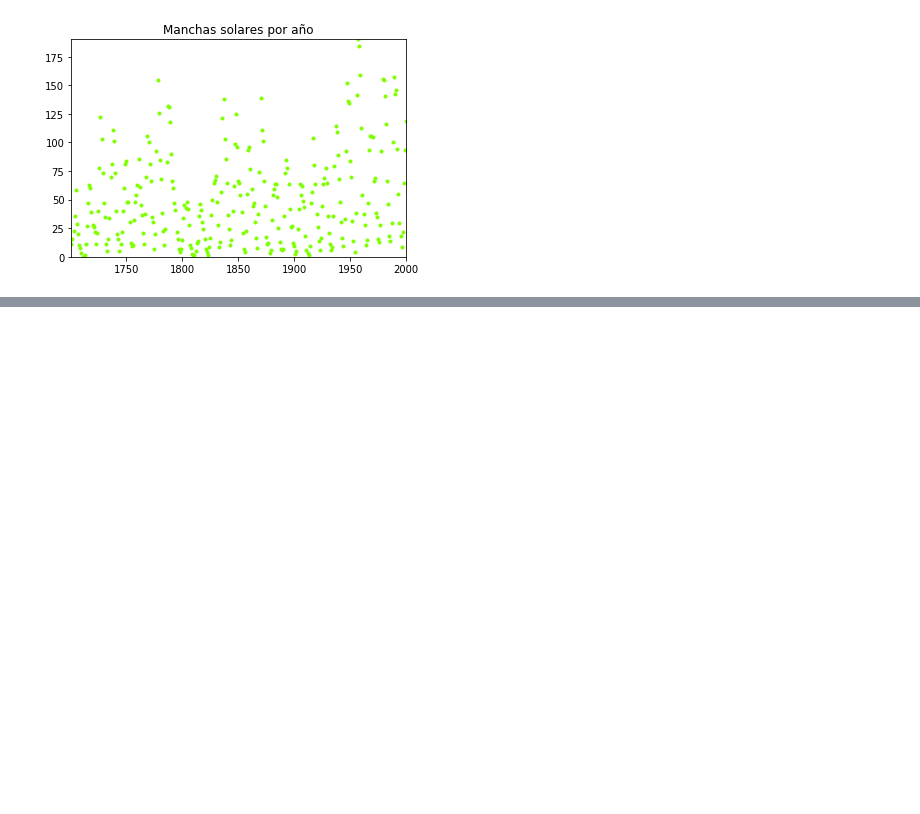
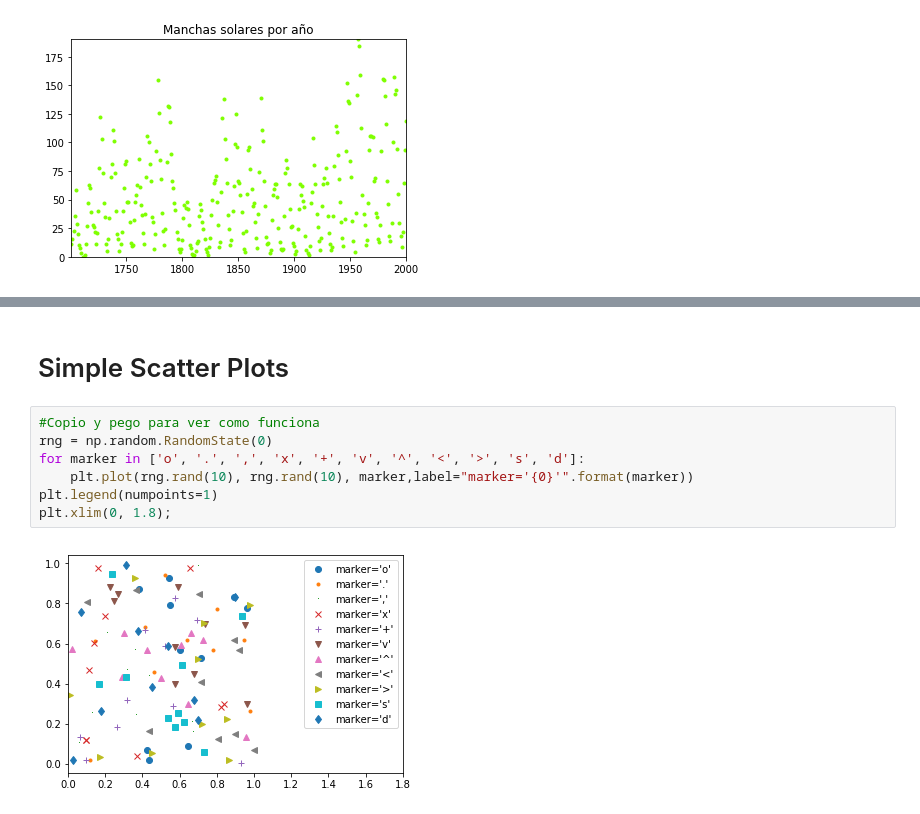
Before and after one commit to DCIDA2019/da2019-Oscar2401, a Jupyter notebook: Semana3/Tareas/Tarea_1.ipynb, the cells around one changed output, grey strips where cells are left out. Drawn from its saved outputs; the diff is of its cells as text; blank space fills up the shorter version.

```diff
--- a/Semana3/Tareas/Tarea_1.ipynb
+++ b/Semana3/Tareas/Tarea_1.ipynb
@@ -83,0 +84,11 @@ plt.legend();
+# %% [markdown]
+# Simple Scatter Plots
+# %%
+#Copio y pego para ver como funciona
+rng = np.random.RandomState(0)
+for marker in ['o', '.', ',', 'x', '+', 'v', '^', '<', '>', 's', 'd']:
+    plt.plot(rng.rand(10), rng.rand(10), marker,label="marker='{0}'".format(marker))
+plt.legend(numpoints=1)
+plt.xlim(0, 1.8);
+# %% [output]
+[figure, added]
```
Also changed, not shown: parts of 16 cells of this notebook.
